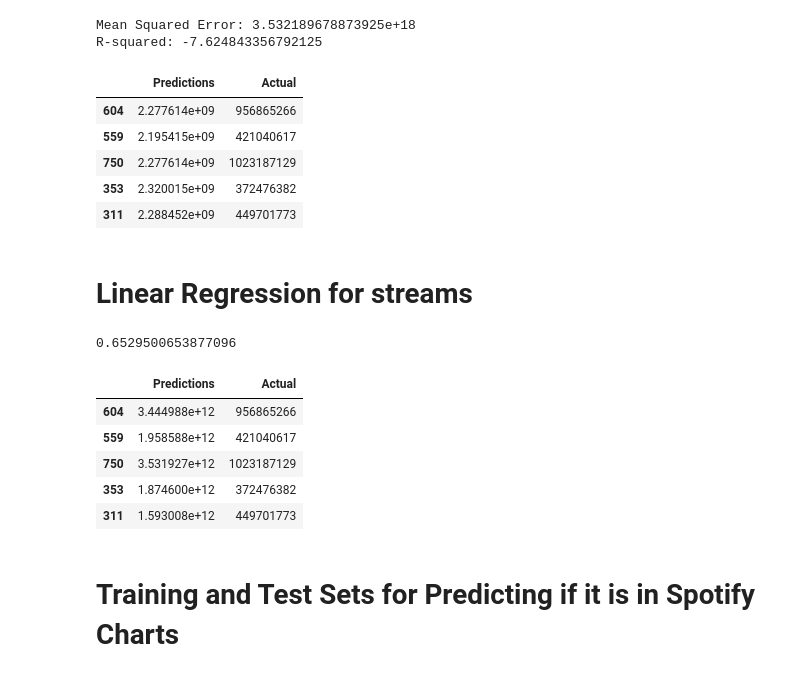
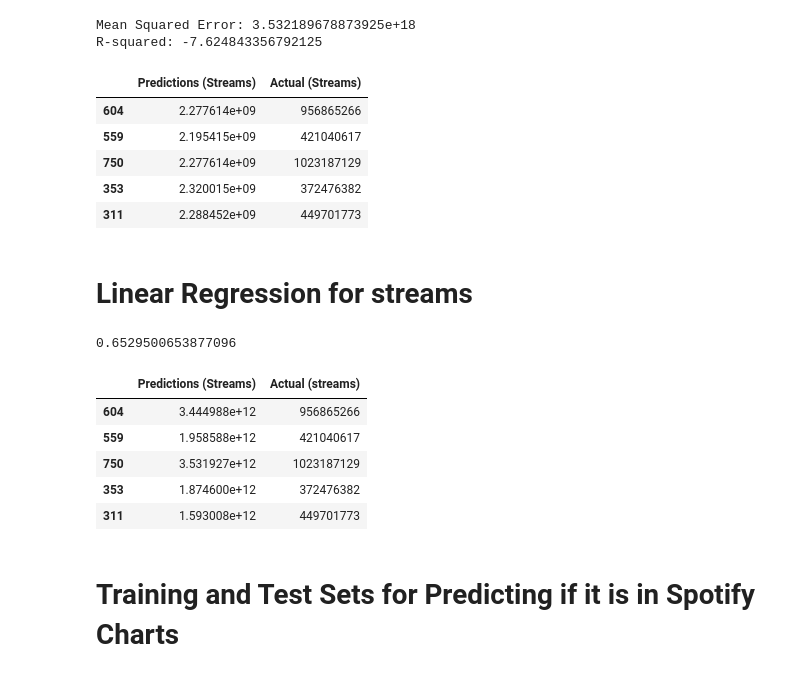
Before and after one commit to jithu-ann/Project-4, a Jupyter notebook: spotify_model.ipynb, the cells around one changed output. Saved outputs shown, nothing was run; the diff lists cells and outputs as text; code cells hidden in the pictures.

```diff
--- a/spotify_model.ipynb
+++ b/spotify_model.ipynb
@@ -180,10 +180,10 @@ Mean Squared Error: 3.532189678873925e+18
 R-squared: -7.624843356792125
 # %%
 #outputting the predictions
-rf_output = pd.DataFrame({'Predictions': rf_predict, 'Actual' : testing_data_streams})
+rf_output = pd.DataFrame({'Predictions (Streams)': rf_predict, 'Actual (Streams)' : testing_data_streams})
 rf_output.head()
 # %% [output]
-|  | Predictions | Actual |
+|  | Predictions (Streams) | Actual (Streams) |
 | 604 | 2.277614e+09 | 956865266 |
 | 559 | 2.195415e+09 | 421040617 |
 | 750 | 2.277614e+09 | 1023187129 |
@@ -200,11 +200,11 @@ print(linear_model.score(X_train_scaled,y_train))
 
 #testing the model
 linear_predict = linear_model.predict(testing_data)
-l_output = pd.DataFrame({'Predictions': linear_predict, 'Actual' : testing_data_streams})
+l_output = pd.DataFrame({'Predictions (Streams)': linear_predict, 'Actual (Streams)' : testing_data_streams})
 l_output.head()
 # %% [output]
 0.6529500653877096
-|  | Predictions | Actual |
+|  | Predictions (Streams) | Actual (streams) |
 | 604 | 3.444988e+12 | 956865266 |
 | 559 | 1.958588e+12 | 421040617 |
 | 750 | 3.531927e+12 | 1023187129 |
```
Also changed, not shown: parts of 2 cells of this notebook.
